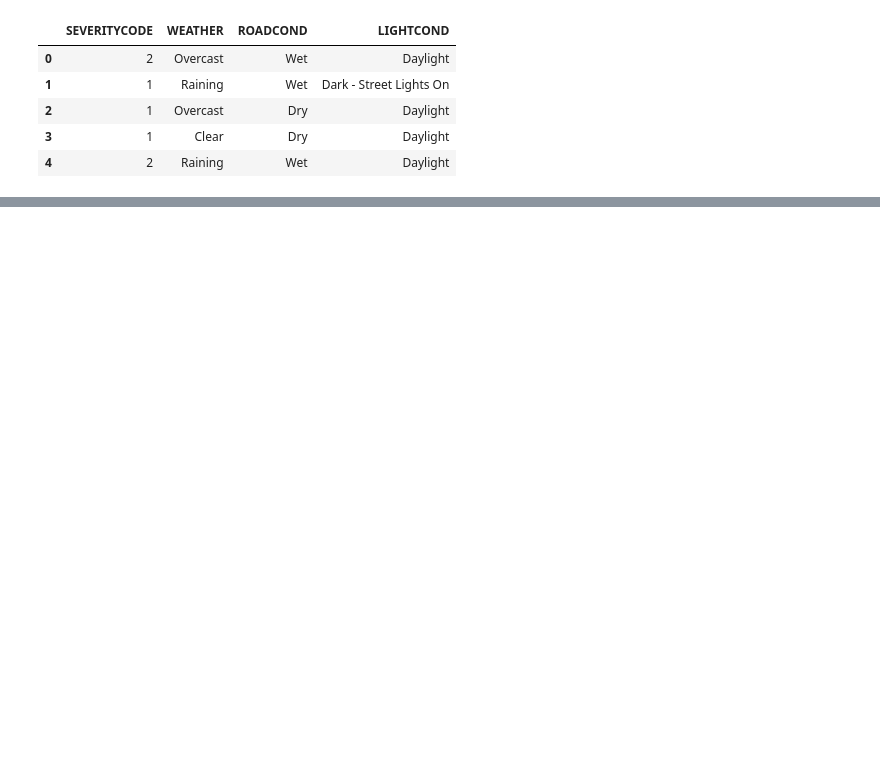
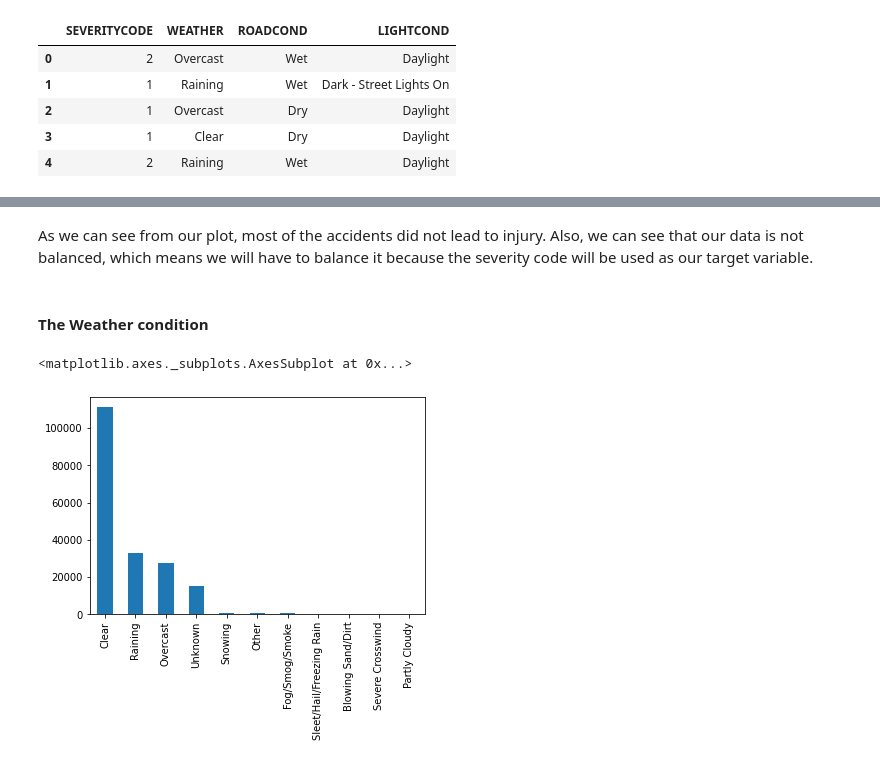
Before and after one commit to OblimoGr/Coursera_Capstone, a Jupyter notebook: Applied Data Science Capstone .ipynb, the cells around one changed output, grey strips where cells are left out. Saved outputs shown, nothing was run; the diff lists cells and outputs as text; code cells hidden in the pictures; blank space fills up the shorter version.

```diff
--- a/Applied Data Science Capstone .ipynb
+++ b/Applied Data Science Capstone .ipynb
@@ -60,0 +142,9 @@ Next we are going to convert our categorical values to numerical ones. As shown
+# %% [markdown]
+As we can see from our plot, most of the accidents did not lead to injury. Also, we can see that our data is not balanced, which means we will have to balance it because the severity code will be used as our target variable.
+# %% [markdown]
+#### The Weather condition
+# %%
+df['WEATHER'].value_counts().plot(kind = 'bar')
+# %% [output]
+<matplotlib.axes._subplots.AxesSubplot at 0x...>
+[figure, added]
```
Also changed, not shown: parts of 85 cells of this notebook, 2 other files.
